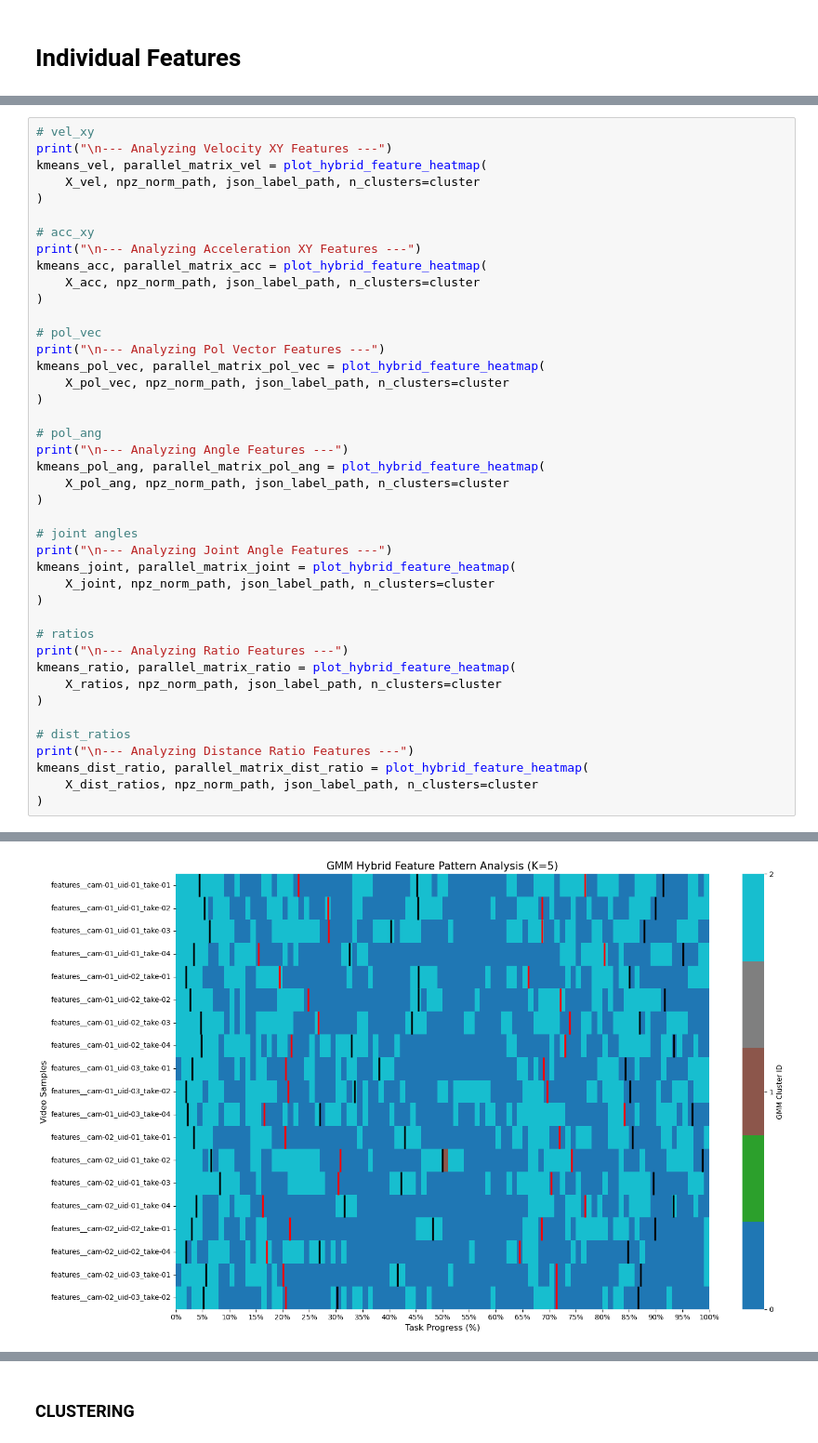
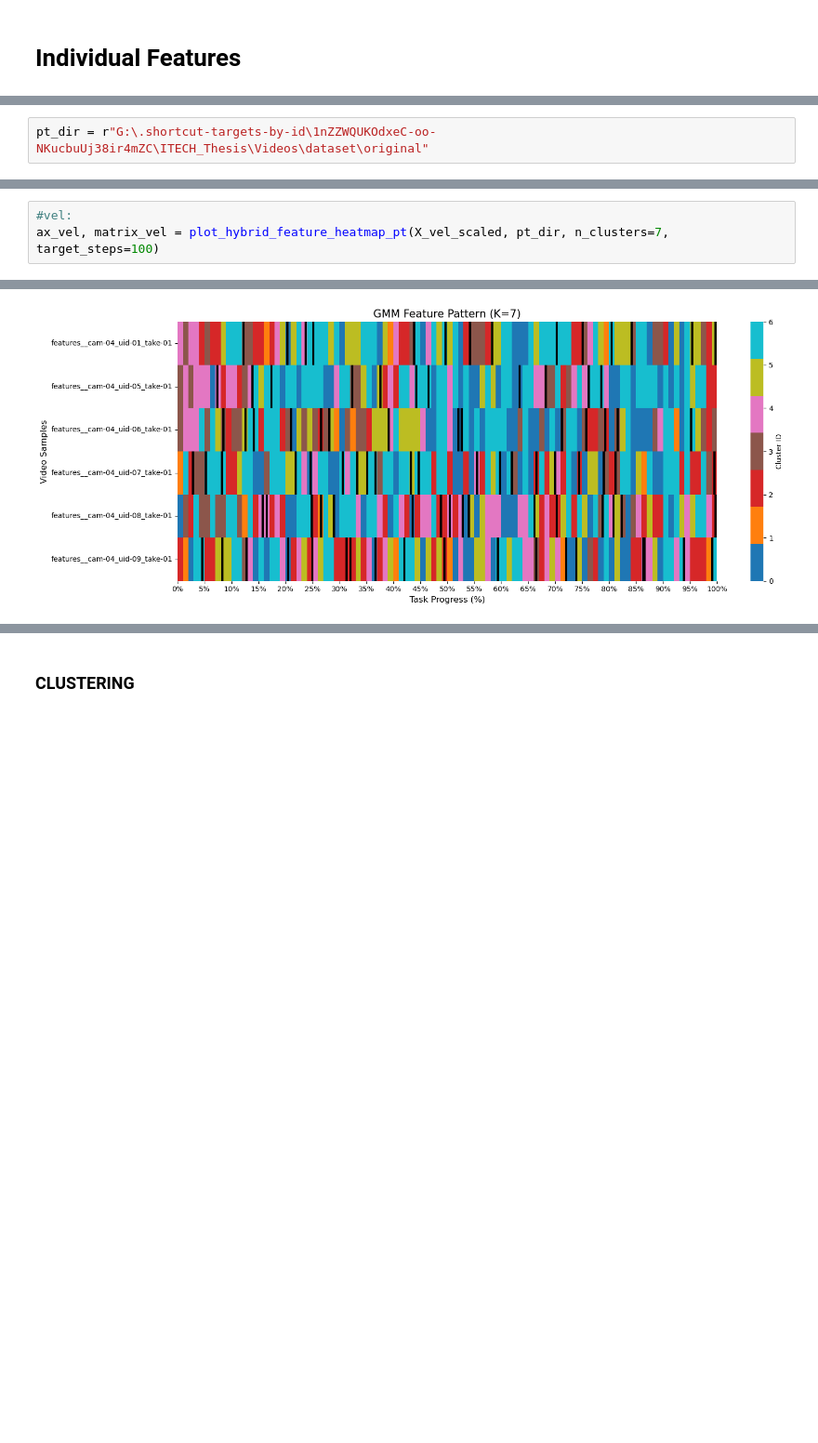
Before and after one commit to Lo122/LSTM_HRC, a Jupyter notebook: data_proc_2d/app/analyze_posture.ipynb, the cells around one changed output, grey strips where cells are left out. Shown at 93% size. Saved outputs shown, nothing was run; the diff lists cells and outputs as text; blank space fills up the shorter version.

```diff
--- a/data_proc_2d/app/analyze_posture.ipynb
+++ b/data_proc_2d/app/analyze_posture.ipynb
@@ -423,0 +927,2 @@ cluster = 5
+# %%
+pt_dir = r"G:\.shortcut-targets-by-id\1nZZWQUKOdxeC-oo-NKucbuUj38ir4mZC\ITECH_Thesis\Videos\dataset\original"
@@ -424,43 +947,4 @@ cluster = 5
 # %%
-# vel_xy
-print("\n--- Analyzing Velocity XY Features ---")
-kmeans_vel, parallel_matrix_vel = plot_hybrid_feature_heatmap(
-    X_vel, npz_norm_path, json_label_path, n_clusters=cluster
-)
-
-# acc_xy
-print("\n--- Analyzing Acceleration XY Features ---")
-kmeans_acc, parallel_matrix_acc = plot_hybrid_feature_heatmap(
-    X_acc, npz_norm_path, json_label_path, n_clusters=cluster
-)
-
-# pol_vec
-print("\n--- Analyzing Pol Vector Features ---")
-kmeans_pol_vec, parallel_matrix_pol_vec = plot_hybrid_feature_heatmap(
-    X_pol_vec, npz_norm_path, json_label_path, n_clusters=cluster
-)
-
-# pol_ang
-print("\n--- Analyzing Angle Features ---")
-kmeans_pol_ang, parallel_matrix_pol_ang = plot_hybrid_feature_heatmap(
-    X_pol_ang, npz_norm_path, json_label_path, n_clusters=cluster
-)
-
-# joint angles
-print("\n--- Analyzing Joint Angle Features ---")
-kmeans_joint, parallel_matrix_joint = plot_hybrid_feature_heatmap(
-    X_joint, npz_norm_path, json_label_path, n_clusters=cluster
-)
-
-# ratios
-print("\n--- Analyzing Ratio Features ---")
-kmeans_ratio, parallel_matrix_ratio = plot_hybrid_feature_heatmap(
-    X_ratios, npz_norm_path, json_label_path, n_clusters=cluster
-)
-
-# dist_ratios
-print("\n--- Analyzing Distance Ratio Features ---")
-kmeans_dist_ratio, parallel_matrix_dist_ratio = plot_hybrid_feature_heatmap(
-    X_dist_ratios, npz_norm_path, json_label_path, n_clusters=cluster
-)
+#vel:
+ax_vel, matrix_vel = plot_hybrid_feature_heatmap_pt(X_vel_scaled, pt_dir, n_clusters=7, target_steps=100)
 # %% [output]
@@ -469 +952 @@ Performing GMM clustering (K=5) on combined features...
-[figure, old version]
+[figure, new version]
```
Also changed, not shown: parts of 56 cells of this notebook, 3 other files.
